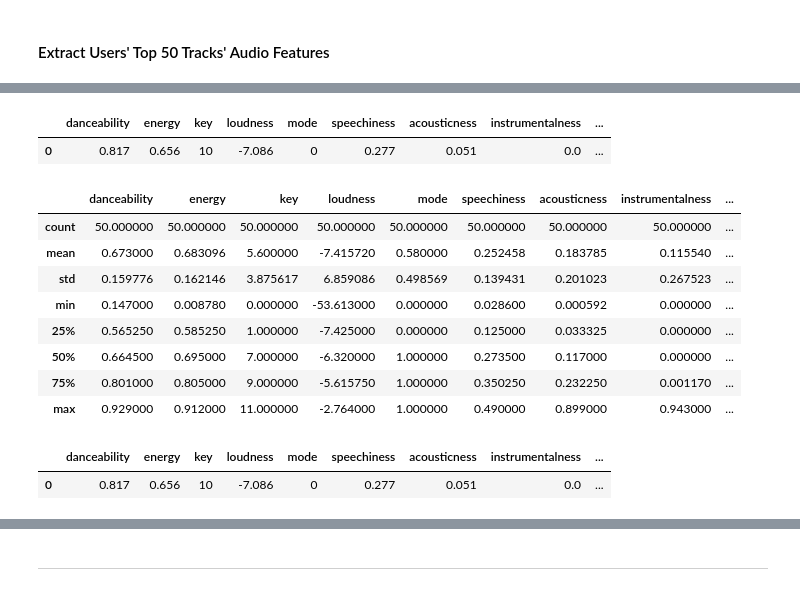
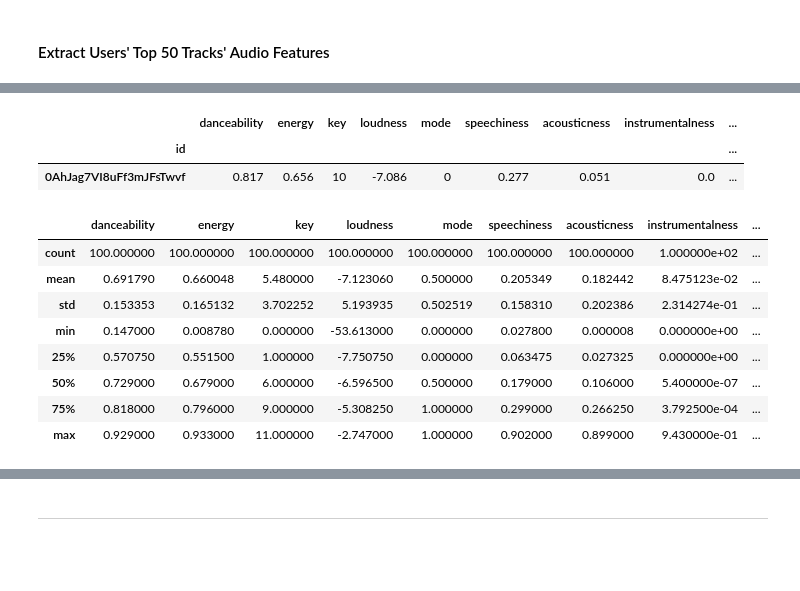
Before and after one commit to trustinyoon/Spotify-Data-Analysis, a Jupyter notebook: Spotify_Data_Manipulation_Python.ipynb, the cells around one changed output, grey strips where cells are left out. Drawn from its saved outputs; the diff is of its cells as text; code cells hidden in the pictures; blank space fills up the shorter version.

```diff
--- a/Spotify_Data_Manipulation_Python.ipynb
+++ b/Spotify_Data_Manipulation_Python.ipynb
@@ -135,24 +179,20 @@ top50_df.head(3)
 # %%
-top50_df.drop(['type','track_href','analysis_url','time_signature','duration_ms'],1,inplace=True)
-top50_df.head(1)
+dfs.drop(['type','track_href','analysis_url','time_signature','duration_ms','uri'],1,inplace=True)
+dfs.set_index('id',inplace=True)
+dfs.head(1)
 # %% [output]
 |  | danceability | energy | key | loudness | mode | speechiness | acousticness | instrumentalness | ... |
-| 0 | 0.817 | 0.656 | 10 | -7.086 | 0 | 0.277 | 0.051 | 0.0 | ... |
+| id |  |  |  |  |  |  |  |  | ... |
+| 0AhJag7VI8uFf3mJFsTwvf | 0.817 | 0.656 | 10 | -7.086 | 0 | 0.277 | 0.051 | 0.0 | ... |
 # %%
-top50_df.describe()
+dfs.describe()
 # %% [output]
 |  | danceability | energy | key | loudness | mode | speechiness | acousticness | instrumentalness | ... |
-| count | 50.000000 | 50.000000 | 50.000000 | 50.000000 | 50.000000 | 50.000000 | 50.000000 | 50.000000 | ... |
-| mean | 0.673000 | 0.683096 | 5.600000 | -7.415720 | 0.580000 | 0.252458 | 0.183785 | 0.115540 | ... |
-| std | 0.159776 | 0.162146 | 3.875617 | 6.859086 | 0.498569 | 0.139431 | 0.201023 | 0.267523 | ... |
-| min | 0.147000 | 0.008780 | 0.000000 | -53.613000 | 0.000000 | 0.028600 | 0.000592 | 0.000000 | ... |
-| 25% | 0.565250 | 0.585250 | 1.000000 | -7.425000 | 0.000000 | 0.125000 | 0.033325 | 0.000000 | ... |
-| 50% | 0.664500 | 0.695000 | 7.000000 | -6.320000 | 1.000000 | 0.273500 | 0.117000 | 0.000000 | ... |
-| 75% | 0.801000 | 0.805000 | 9.000000 | -5.615750 | 1.000000 | 0.350250 | 0.232250 | 0.001170 | ... |
-| max | 0.929000 | 0.912000 | 11.000000 | -2.764000 | 1.000000 | 0.490000 | 0.899000 | 0.943000 | ... |
+| count | 100.000000 | 100.000000 | 100.000000 | 100.000000 | 100.000000 | 100.000000 | 100.000000 | 1.000000e+02 | ... |
+| mean | 0.691790 | 0.660048 | 5.480000 | -7.123060 | 0.500000 | 0.205349 | 0.182442 | 8.475123e-02 | ... |
+| std | 0.153353 | 0.165132 | 3.702252 | 5.193935 | 0.502519 | 0.158310 | 0.202386 | 2.314274e-01 | ... |
+| min | 0.147000 | 0.008780 | 0.000000 | -53.613000 | 0.000000 | 0.027800 | 0.000008 | 0.000000e+00 | ... |
+| 25% | 0.570750 | 0.551500 | 1.000000 | -7.750750 | 0.000000 | 0.063475 | 0.027325 | 0.000000e+00 | ... |
+| 50% | 0.729000 | 0.679000 | 6.000000 | -6.596500 | 0.500000 | 0.179000 | 0.106000 | 5.400000e-07 | ... |
+| 75% | 0.818000 | 0.796000 | 9.000000 | -5.308250 | 1.000000 | 0.299000 | 0.266250 | 3.792500e-04 | ... |
+| max | 0.929000 | 0.933000 | 11.000000 | -2.747000 | 1.000000 | 0.902000 | 0.899000 | 9.430000e-01 | ... |
-# %%
-top50_df.drop('uri',1,inplace=True)
-top50_df.head(1)
-# %% [output]
-|  | danceability | energy | key | loudness | mode | speechiness | acousticness | instrumentalness | ... |
-| 0 | 0.817 | 0.656 | 10 | -7.086 | 0 | 0.277 | 0.051 | 0.0 | ... |
```
Also changed, not shown: parts of 25 cells of this notebook.
